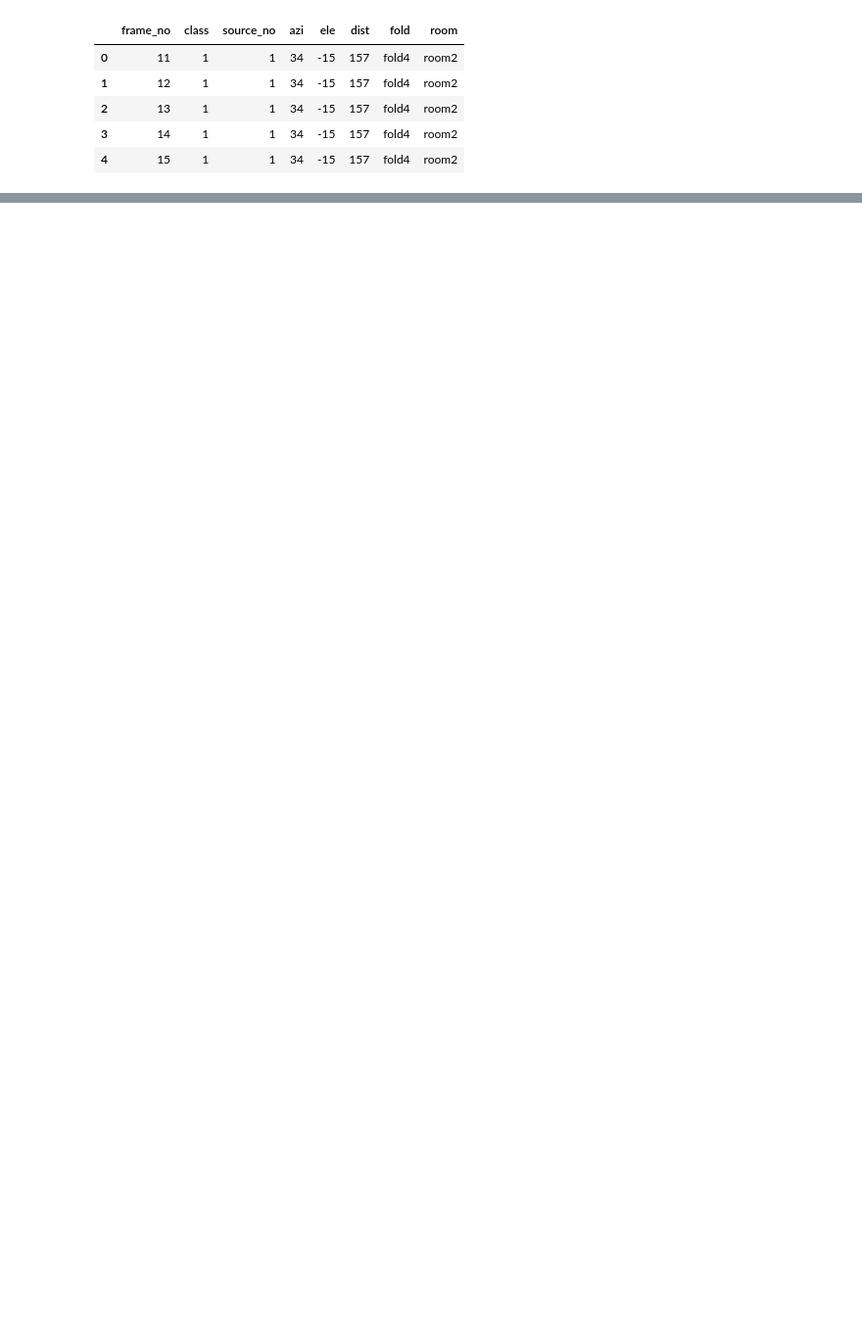
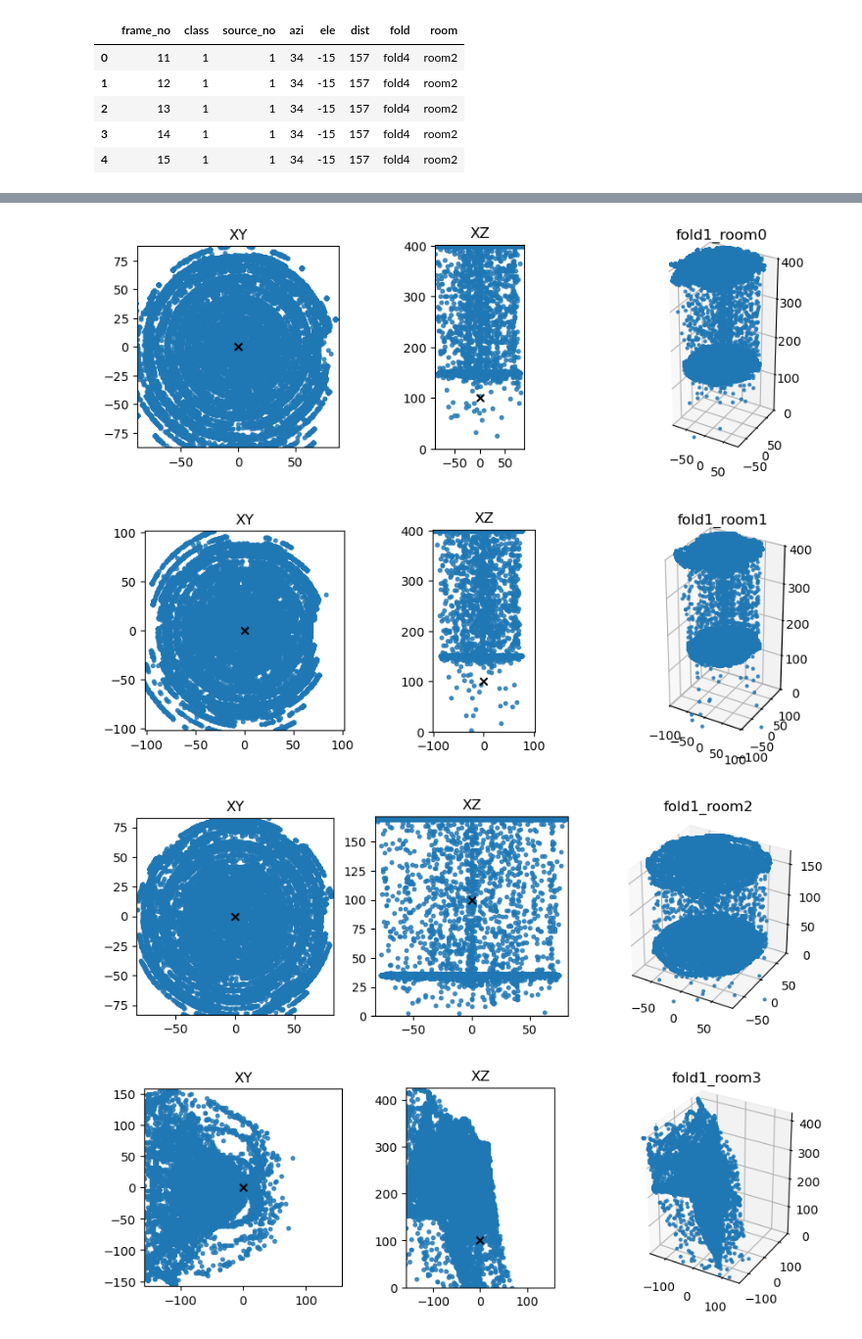
Before and after one commit to ChrisIck/seldnet2024_ptloptimized, a Jupyter notebook: sandbox/dist_annot_check.ipynb, the cells around one changed output, grey strips where cells are left out. Shown at 98% size. Cells and saved outputs as stored; diff of their text form; code cells hidden in the pictures; blank space fills up the shorter version.

```diff
--- a/sandbox/dist_annot_check.ipynb
+++ b/sandbox/dist_annot_check.ipynb
@@ -232,0 +277,7 @@ for room in rooms:
+# %%
+triplot_df(ssr_df)
+# %% [output]
+[figure, added]
+[figure, added]
+[figure, added]
+[figure, added]
```
Also changed, not shown: parts of 8 cells of this notebook.
